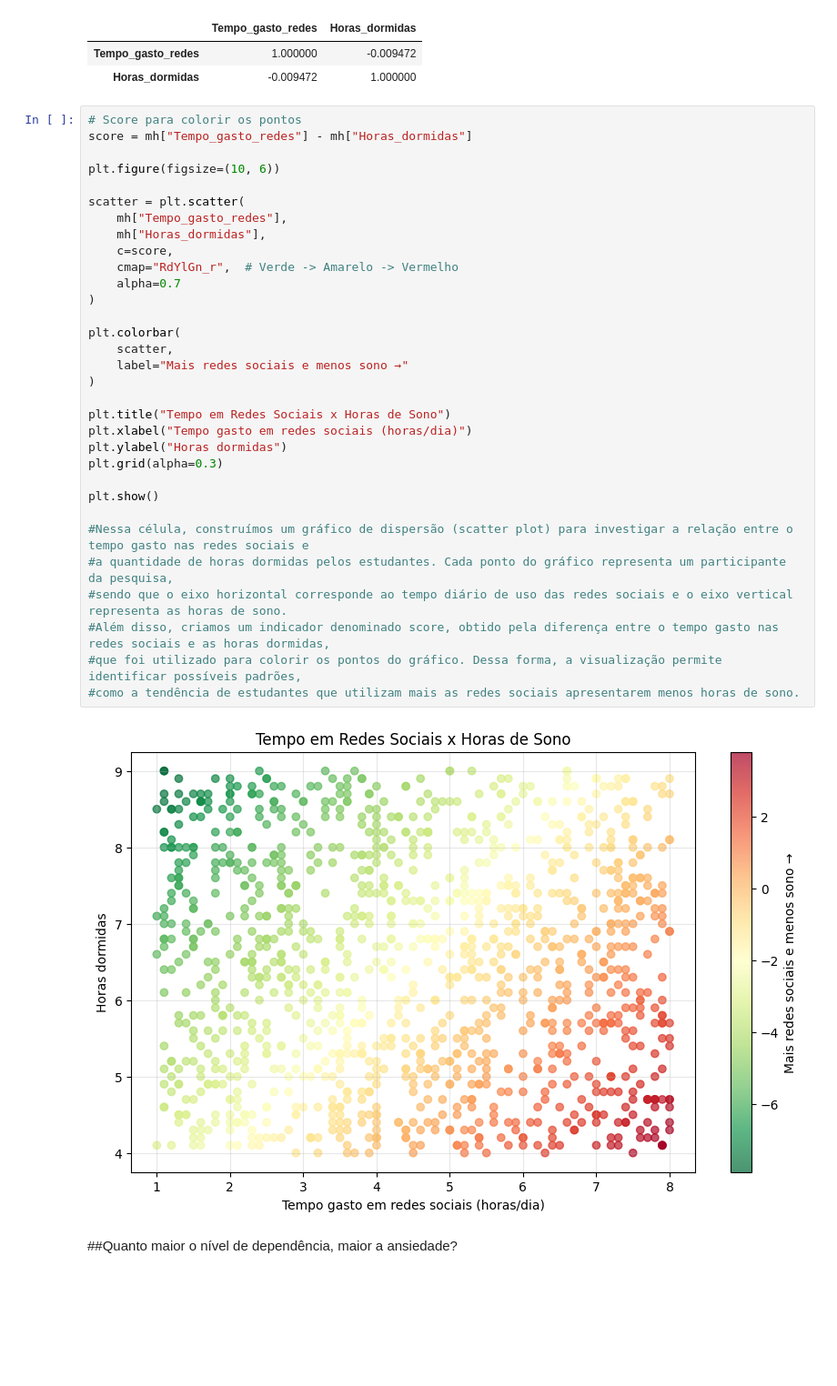
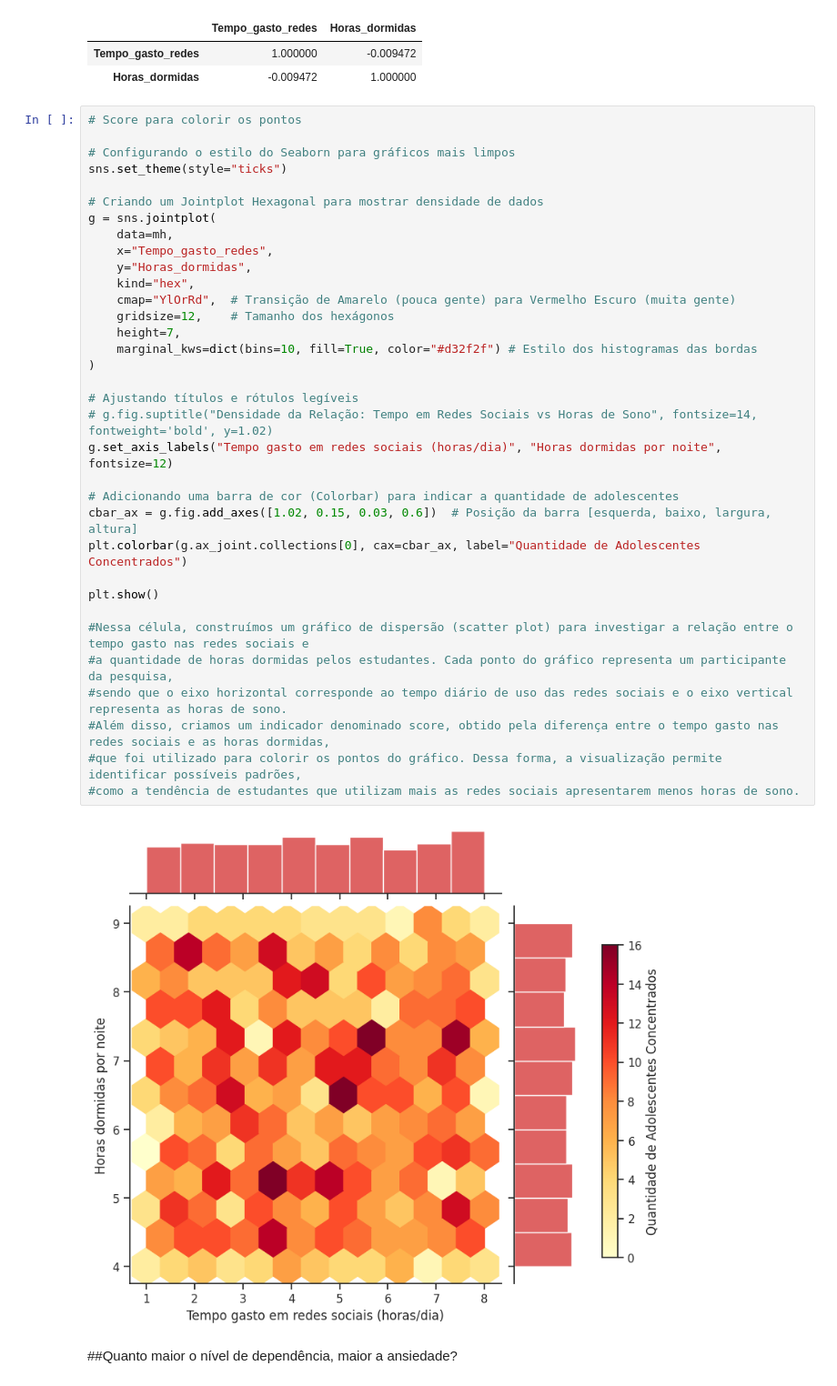
Before and after one commit to Alvenato/Introducao-a-Ciencia-de-Dados, a Jupyter notebook: Análise_Exploratória_da_Saúde_Mental_de_Adolescentes.ipynb, the cells around one changed output. Shown at 91% size. Cells and saved outputs as stored; diff of their text form; blank space fills up the shorter version.

```diff
--- a/Análise_Exploratória_da_Saúde_Mental_de_Adolescentes.ipynb
+++ b/Análise_Exploratória_da_Saúde_Mental_de_Adolescentes.ipynb
@@ -270,38 +270,40 @@ mh[["Tempo_gasto_redes", "Horas_dormidas"]].corr()
 | Horas_dormidas | -0.009472 | 1.000000 |
 # %%
 # Score para colorir os pontos
-score = mh["Tempo_gasto_redes"] - mh["Horas_dormidas"]
 
-plt.figure(figsize=(10, 6))
+# Configurando o estilo do Seaborn para gráficos mais limpos
+sns.set_theme(style="ticks")
 
-scatter = plt.scatter(
-    mh["Tempo_gasto_redes"],
-    mh["Horas_dormidas"],
-    c=score,
-    cmap="RdYlGn_r",  # Verde -> Amarelo -> Vermelho
-    alpha=0.7
+# Criando um Jointplot Hexagonal para mostrar densidade de dados
+g = sns.jointplot(
+    data=mh,
+    x="Tempo_gasto_redes",
+    y="Horas_dormidas",
+    kind="hex",
+    cmap="YlOrRd",  # Transição de Amarelo (pouca gente) para Vermelho Escuro (muita gente)
+    gridsize=12,    # Tamanho dos hexágonos
+    height=7,
+    marginal_kws=dict(bins=10, fill=True, color="#d32f2f") # Estilo dos histogramas das bordas
 )
 
-plt.colorbar(
-    scatter,
-    label="Mais redes sociais e menos sono →"
-)
+# Ajustando títulos e rótulos legíveis
+# g.fig.suptitle("Densidade da Relação: Tempo em Redes Sociais vs Horas de Sono", fontsize=14, fontweight='bold', y=1.02)
+g.set_axis_labels("Tempo gasto em redes sociais (horas/dia)", "Horas dormidas por noite", fontsize=12)
 
-plt.title("Tempo em Redes Sociais x Horas de Sono")
-plt.xlabel("Tempo gasto em redes sociais (horas/dia)")
-plt.ylabel("Horas dormidas")
-plt.grid(alpha=0.3)
+# Adicionando uma barra de cor (Colorbar) para indicar a quantidade de adolescentes
+cbar_ax = g.fig.add_axes([1.02, 0.15, 0.03, 0.6])  # Posição da barra [esquerda, baixo, largura, altura]
+plt.colorbar(g.ax_joint.collections[0], cax=cbar_ax, label="Quantidade de Adolescentes Concentrados")
 
 plt.show()
 
 #Nessa célula, construímos um gráfico de dispersão (scatter plot) para investigar a relação entre o tempo gasto nas redes sociais e
 #a quantidade de horas dormidas pelos estudantes. Cada ponto do gráfico representa um participante da pesquisa,
 #sendo que o eixo horizontal corresponde ao tempo diário de uso das redes sociais e o eixo vertical representa as horas de sono.
 #Além disso, criamos um indicador denominado score, obtido pela diferença entre o tempo gasto nas redes sociais e as horas dormidas,
 #que foi utilizado para colorir os pontos do gráfico. Dessa forma, a visualização permite identificar possíveis padrões,
 #como a tendência de estudantes que utilizam mais as redes sociais apresentarem menos horas de sono.
 # %% [output]
-[figure, old version]
+[figure, new version]
 # %% [markdown]
 ##Quanto maior o nível de dependência, maior a ansiedade?
 # %%
```
Also changed, not shown: parts of 12 cells of this notebook.
